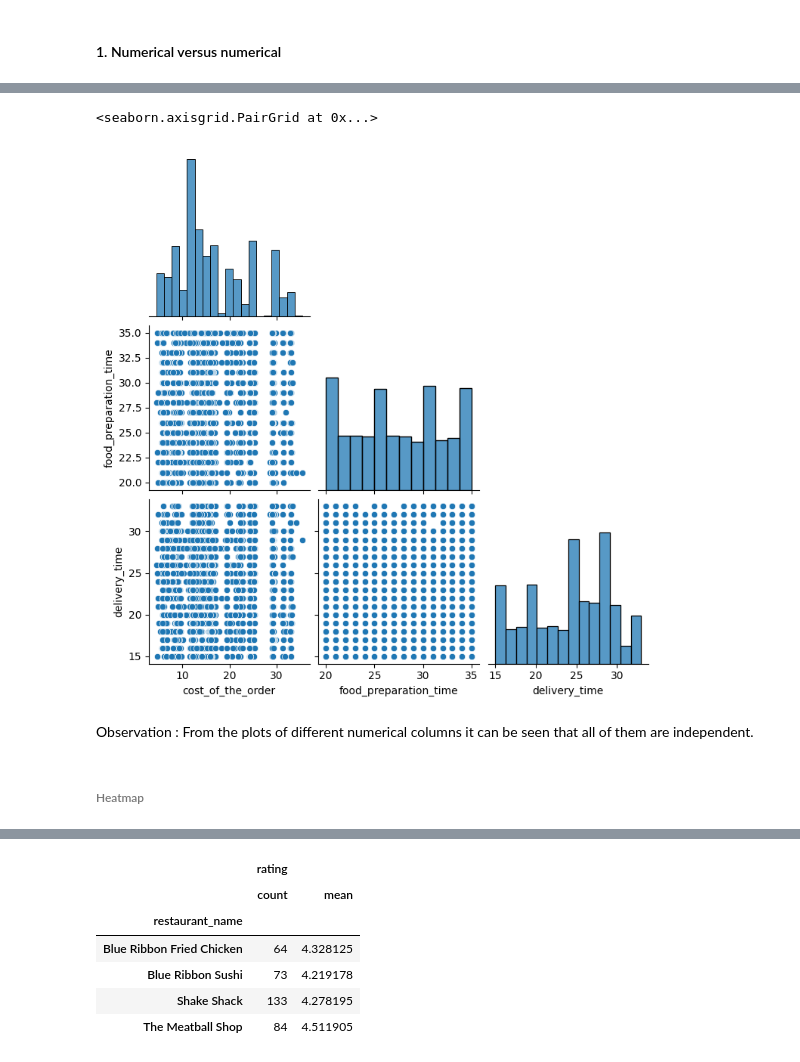
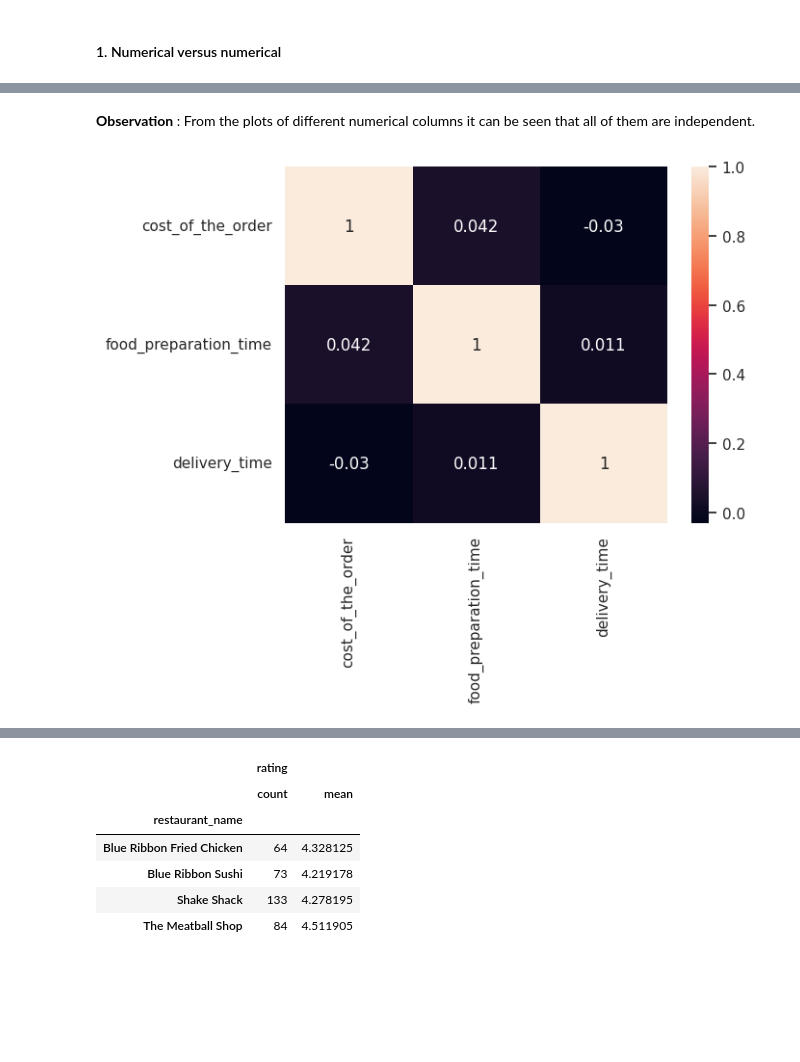
Before and after one commit to vaishnavipalyam/FoodHubAnalysis, a Jupyter notebook: FoodHub_Analysis.ipynb, the cells around one changed output, grey strips where cells are left out. Saved outputs shown, nothing was run; the diff lists cells and outputs as text; code cells hidden in the pictures; blank space fills up the shorter version.

```diff
--- a/FoodHub_Analysis.ipynb
+++ b/FoodHub_Analysis.ipynb
@@ -135 +191,7 @@ Out of 1898 orders placed, **736** are not rated. So 4 in 10 customers hesitate
+# %%
+#Replace 'Not given' value in 'rating; column with NaN
+df['rating'] = df['rating'].replace('Not given', np.nan)
+
+#Cast the rating column to integer
+df['rating'] = df['rating'].astype(float)
 # %% [markdown]
@@ -310,0 +534,15 @@ Observation: There is no evident correlation between rating and the delivery tim
+# %%
+# Set visual theme
+sns.set(style="whitegrid", palette="pastel")
+
+# Create pairplot
+sns.pairplot(
+    df[['cost_of_the_order', 'food_preparation_time', 'delivery_time', 'rating']],
+    corner=True,
+    diag_kws={'fill': True, 'color': 'darkblue'}  # histogram fill on diagonal
+)
+
+# Set a title for the entire plot
+plt.suptitle("Pairwise Relationships between Cost, Prep Time, Delivery Time, and Rating", y=1.02, fontsize=14)
+
+plt.show()
@@ -311,9 +551,7 @@ Observation: There is no evident correlation between rating and the delivery tim
+# %% [markdown]
+**Observation** : From the plots of different numerical columns it can be seen that all of them are independent.
 # %%
-sns.pairplot(df[['cost_of_the_order','food_preparation_time','delivery_time']], corner=True)
+sns.heatmap(df[['cost_of_the_order','food_preparation_time','delivery_time']].corr(), annot=True)
+plt.show()
 # %% [output]
-<seaborn.axisgrid.PairGrid at 0x...>
-[figure, old version]
+[figure, new version]
-# %% [markdown]
-Observation : From the plots of different numerical columns it can be seen that all of them are independent.
-# %% [markdown]
-###### Heatmap
```
Also changed, not shown: parts of 116 cells of this notebook.
